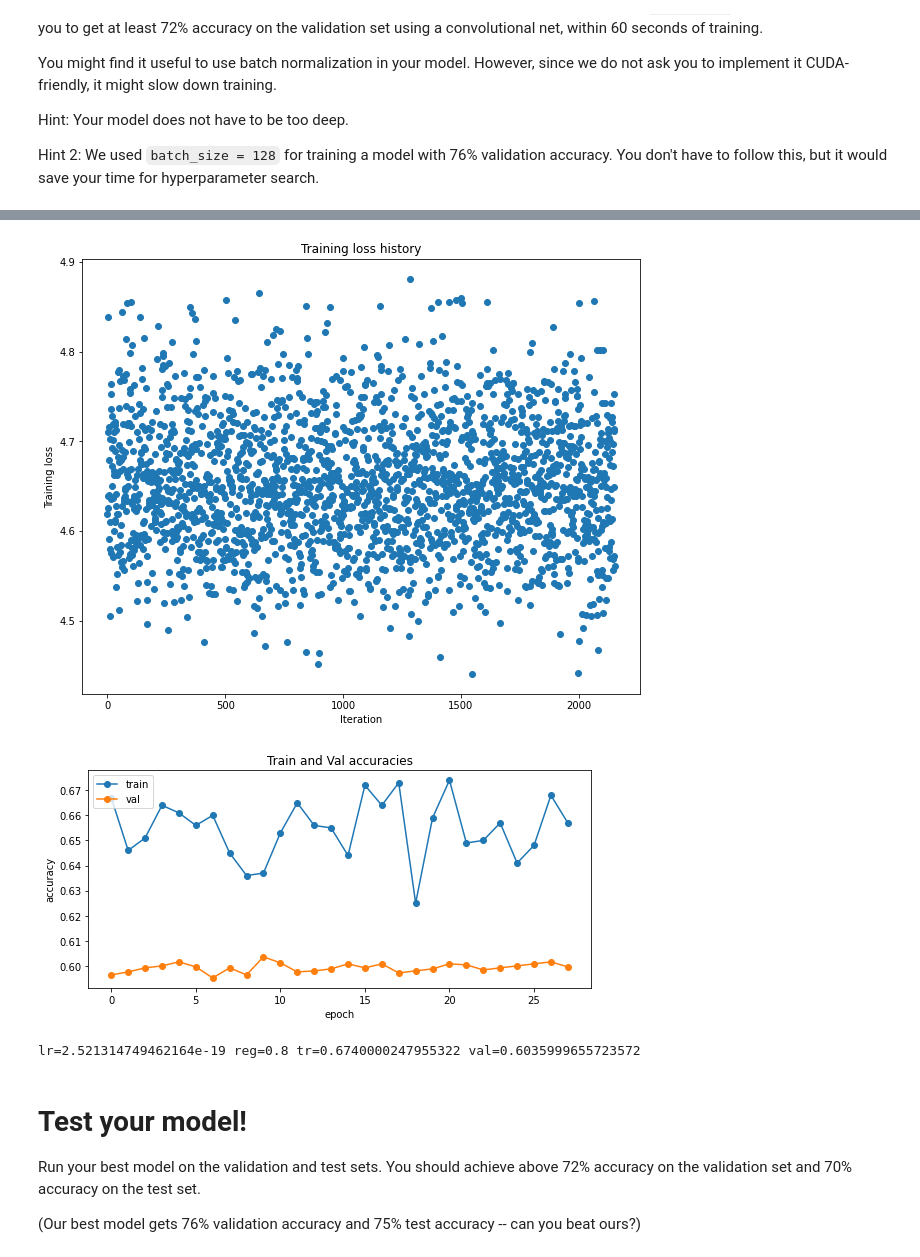
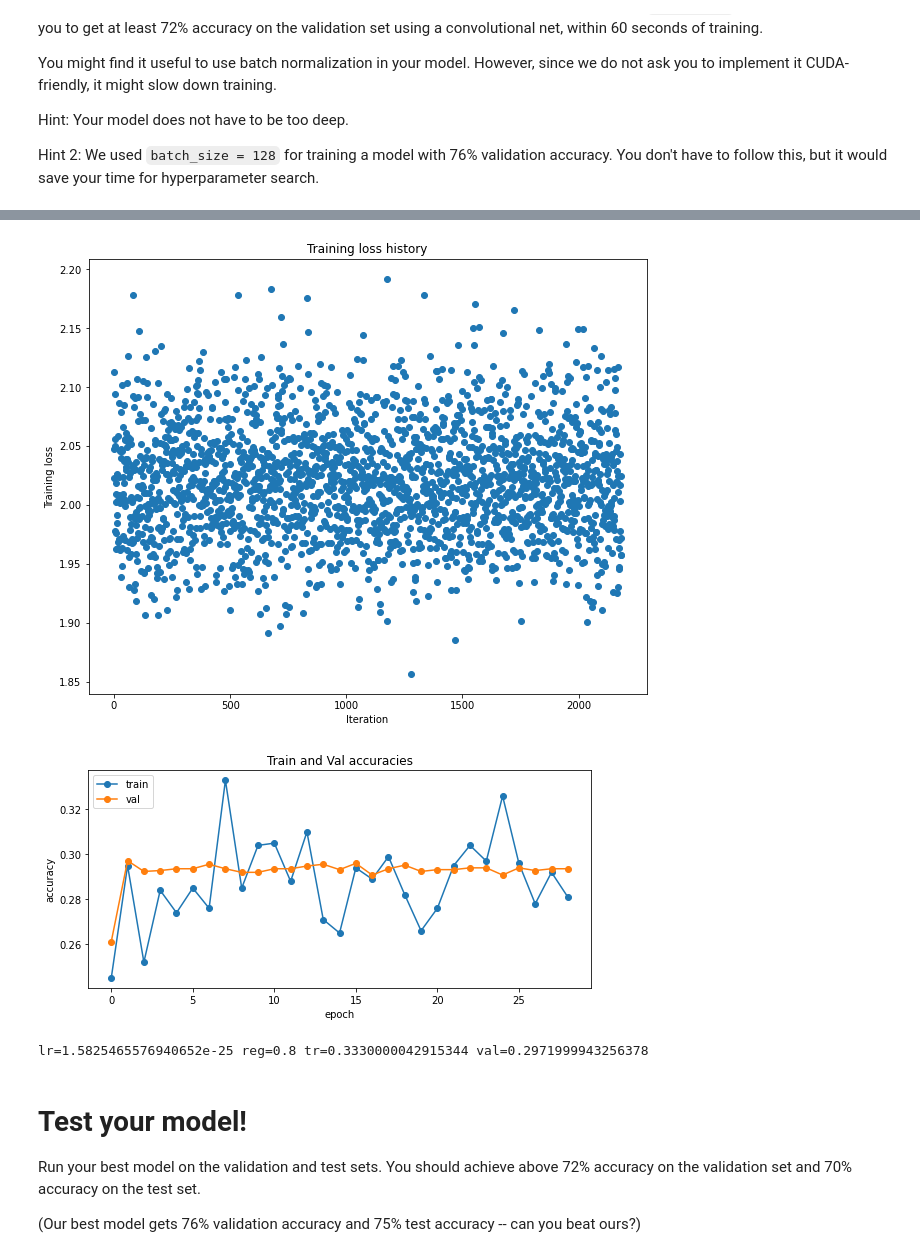
Before and after one commit to artkpv/dl_4_cv_umich, a Jupyter notebook: assignment3/convolutional_networks.ipynb, the cells around one changed output, grey strips where cells are left out. Drawn from its saved outputs; the diff is of its cells as text; code cells hidden in the pictures.

```diff
--- a/assignment3/convolutional_networks.ipynb
+++ b/assignment3/convolutional_networks.ipynb
@@ -1847,8 +1849,8 @@ solver = Solver(
 '''
 
 samples=1
-lrs = [1e-4] # torch.distributions.log_normal.LogNormal(loc=-4.0, scale=1.00).sample((samples,))
-wds = [0.99] # 1.0 - torch.distributions.log_normal.LogNormal(loc=-4.0, scale=1.00).sample((samples,))
+lrs = torch.distributions.log_normal.LogNormal(loc=-4.0, scale=1.00).sample((samples,))
+wds = 1.0 - torch.distributions.log_normal.LogNormal(loc=-4.0, scale=1.00).sample((samples,))
 #wds = 1.0-torch.tensor([0.0, 1.4e-4, 1e-4, 0.95e-4, 1.234e-5, 1e-5, 0.975e-5])
 #wds = 1.0-torch.tensor([1e-1, 1e-2, 1e-3, 1e-4, 1e-5])
 #regs = torch.distributions.log_normal.LogNormal(loc=-0.5, scale=1.00).sample((samples,))
@@ -1865,7 +1867,7 @@ for lr_i, wd_i, reg_i in torch.randint(0, samples, (samples, 3)):
   model = DeepConvNet(
       input_dims=input_dims,
       num_classes=10,
-      batchnorm=True,
+      batchnorm = Conv_BatchNorm_ReLU_Pool is not None and  Conv_BatchNorm_ReLU_Pool.forward is not None,
 
       # AlexNet div 2:
       num_filters=[24] + [64] + [96]*2 + [64]*2,
@@ -1993,7 +1995,7 @@ print(f"lr={solver.optim_config['learning_rate']} reg={model.reg} tr={max(solver
 End of training; next iteration will exceed the time limit.
-[figure, old version]
+[figure, new version]
-[figure, old version]
+[figure, new version]
-lr=2.521314749462164e-19 reg=0.8 tr=0.6740000247955322 val=0.6035999655723572
+lr=1.5825465576940652e-25 reg=0.8 tr=0.3330000042915344 val=0.2971999943256378
 # %% [markdown]
 # Test your model!
 Run your best model on the validation and test sets. You should achieve above 72% accuracy on the validation set and 70% accuracy on the test set.
```
Also changed, not shown: parts of 16 cells of this notebook.
